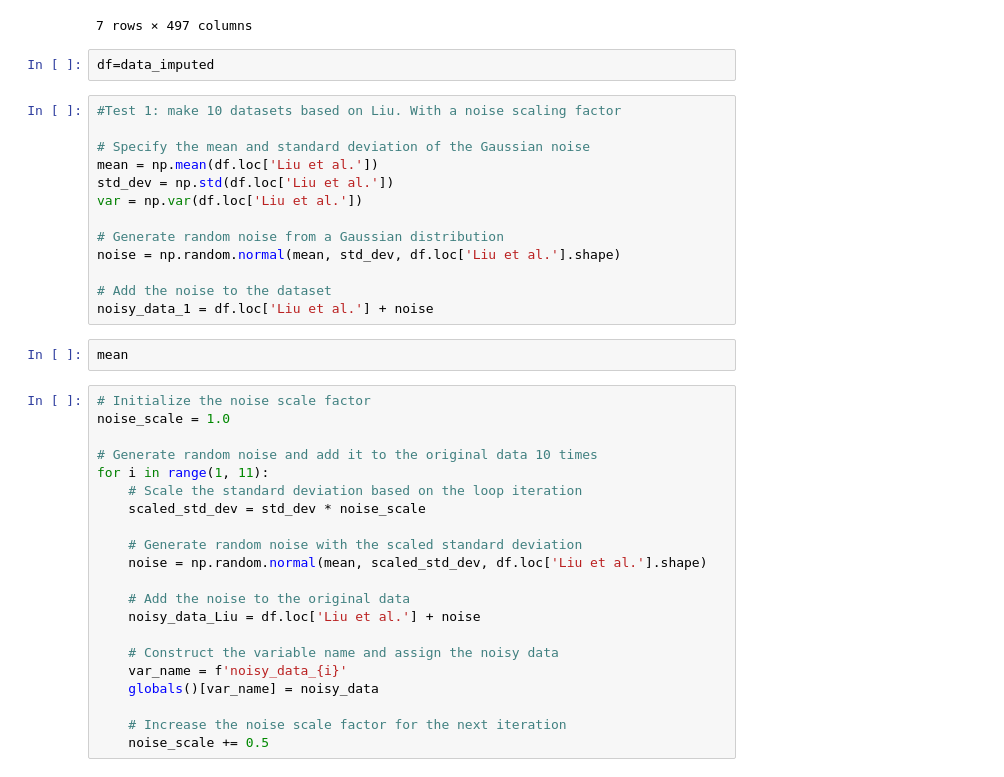
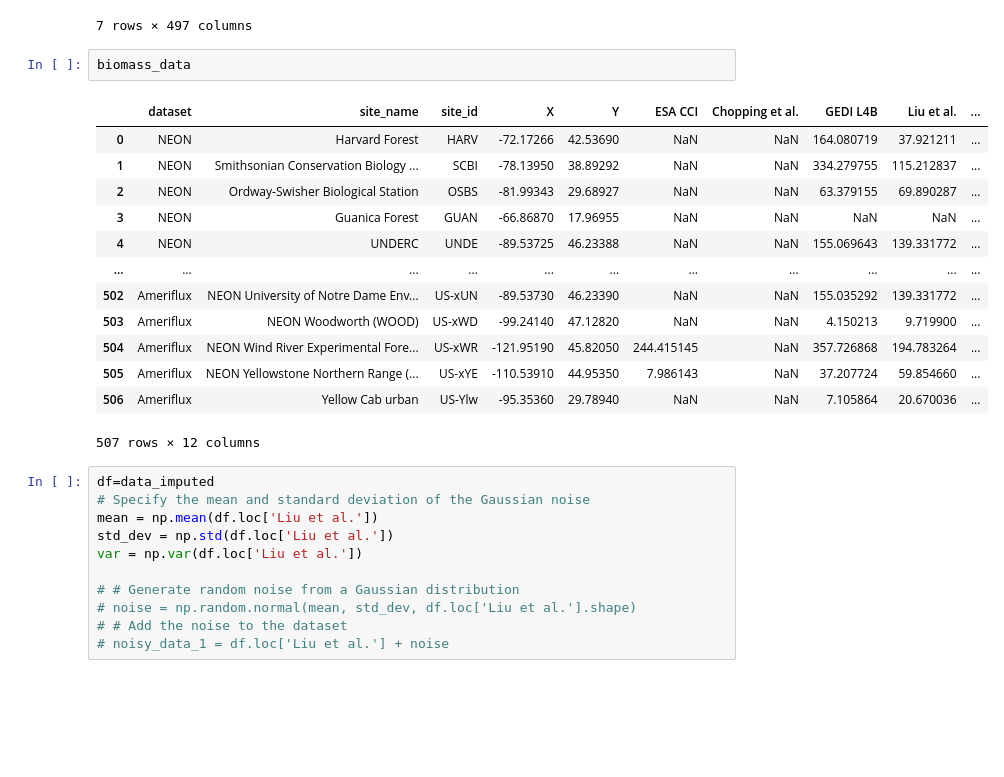
Before and after one commit to aiza-k/ClusterAnalysis, a Jupyter notebook: Simulation.ipynb, the cells around one changed output. Saved outputs shown, nothing was run; the diff lists cells and outputs as text; blank space fills up the shorter version.

```diff
--- a/Simulation.ipynb
+++ b/Simulation.ipynb
@@ -47,41 +165,30 @@ data_imputed
 | Menlove & Healey | 114.922806 | 106.782768 | 42.734001 | 91.699257 | 10.135107 | ... |
 | Xu et al. | 69.325028 | 69.325028 | 69.325028 | 69.325028 | 69.325028 | ... |
 7 rows × 497 columns
-# %%
-df=data_imputed
+# %%
+biomass_data
+# %% [output]
+|  | dataset | site_name | site_id | X | Y | ESA CCI | Chopping et al. | GEDI L4B | Liu et al. | ... |
+| 0 | NEON | Harvard Forest | HARV | -72.17266 | 42.53690 | NaN | NaN | 164.080719 | 37.921211 | ... |
+| 1 | NEON | Smithsonian Conservation Biology ... | SCBI | -78.13950 | 38.89292 | NaN | NaN | 334.279755 | 115.212837 | ... |
+| 2 | NEON | Ordway-Swisher Biological Station | OSBS | -81.99343 | 29.68927 | NaN | NaN | 63.379155 | 69.890287 | ... |
+| 3 | NEON | Guanica Forest | GUAN | -66.86870 | 17.96955 | NaN | NaN | NaN | NaN | ... |
+| 4 | NEON | UNDERC | UNDE | -89.53725 | 46.23388 | NaN | NaN | 155.069643 | 139.331772 | ... |
+| ... | ... | ... | ... | ... | ... | ... | ... | ... | ... | ... |
+| 502 | Ameriflux | NEON University of Notre Dame Env... | US-xUN | -89.53730 | 46.23390 | NaN | NaN | 155.035292 | 139.331772 | ... |
+| 503 | Ameriflux | NEON Woodworth (WOOD) | US-xWD | -99.24140 | 47.12820 | NaN | NaN | 4.150213 | 9.719900 | ... |
+| 504 | Ameriflux | NEON Wind River Experimental Fore... | US-xWR | -121.95190 | 45.82050 | 244.415145 | NaN | 357.726868 | 194.783264 | ... |
+| 505 | Ameriflux | NEON Yellowstone Northern Range (... | US-xYE | -110.53910 | 44.95350 | 7.986143 | NaN | 37.207724 | 59.854660 | ... |
+| 506 | Ameriflux | Yellow Cab urban | US-Ylw | -95.35360 | 29.78940 | NaN | NaN | 7.105864 | 20.670036 | ... |
+507 rows × 12 columns
 # %%
-#Test 1: make 10 datasets based on Liu. With a noise scaling factor
-
+df=data_imputed
 # Specify the mean and standard deviation of the Gaussian noise
 mean = np.mean(df.loc['Liu et al.'])
 std_dev = np.std(df.loc['Liu et al.'])
 var = np.var(df.loc['Liu et al.'])
 
-# Generate random noise from a Gaussian distribution
-noise = np.random.normal(mean, std_dev, df.loc['Liu et al.'].shape)
-
-# Add the noise to the dataset
-noisy_data_1 = df.loc['Liu et al.'] + noise
+# # Generate random noise from a Gaussian distribution
+# noise = np.random.normal(mean, std_dev, df.loc['Liu et al.'].shape)
+# # Add the noise to the dataset
+# noisy_data_1 = df.loc['Liu et al.'] + noise
-# %%
-mean
-# %%
-# Initialize the noise scale factor
-noise_scale = 1.0
-
-# Generate random noise and add it to the original data 10 times
-for i in range(1, 11):
-    # Scale the standard deviation based on the loop iteration
-    scaled_std_dev = std_dev * noise_scale
-
-    # Generate random noise with the scaled standard deviation
-    noise = np.random.normal(mean, scaled_std_dev, df.loc['Liu et al.'].shape)
-
-    # Add the noise to the original data
-    noisy_data_Liu = df.loc['Liu et al.'] + noise
-
-    # Construct the variable name and assign the noisy data
-    var_name = f'noisy_data_{i}'
-    globals()[var_name] = noisy_data
-
-    # Increase the noise scale factor for the next iteration
-    noise_scale += 0.5
```
Also changed, not shown: parts of 13 cells of this notebook.
